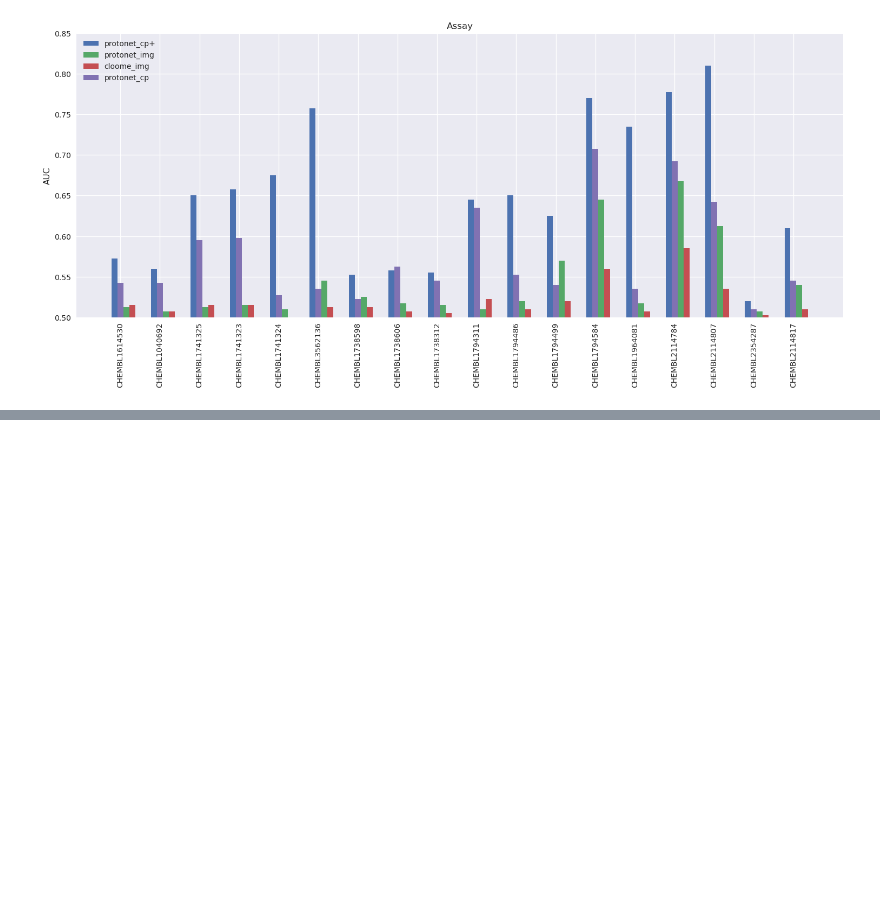
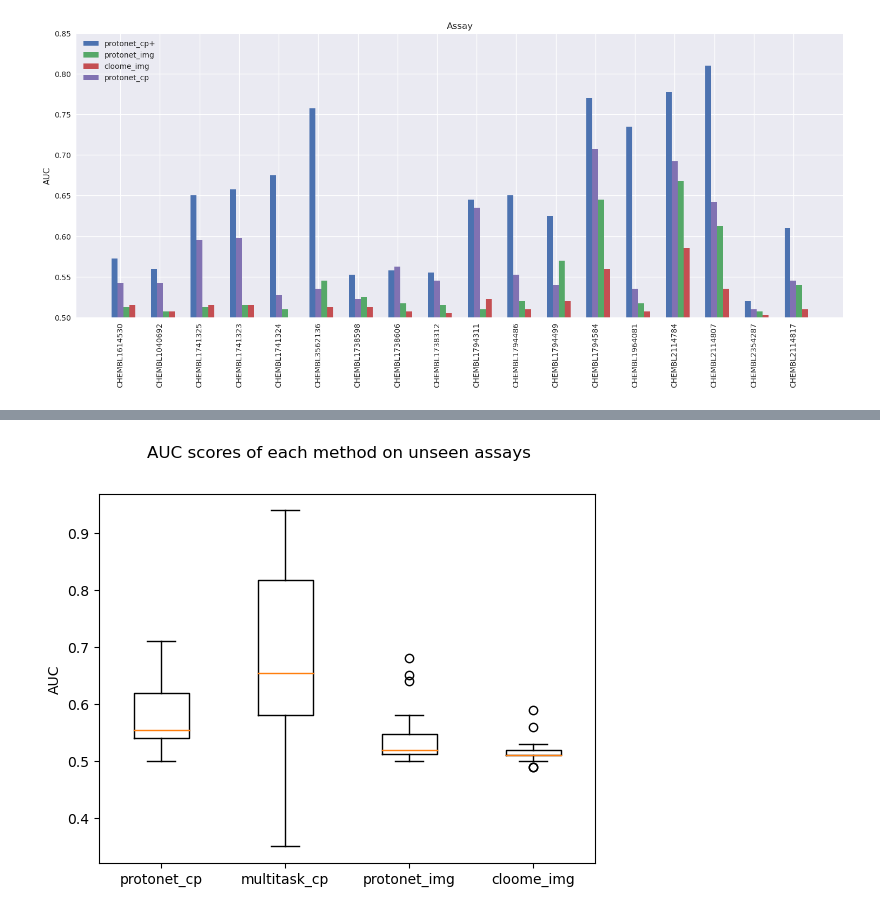
Before and after one commit to son-ha-264/FSL_CP, a Jupyter notebook: result/notebook/model_comparision.ipynb, the cells around one changed output, grey strips where cells are left out. Saved outputs shown, nothing was run; the diff lists cells and outputs as text; code cells hidden in the pictures; blank space fills up the shorter version.

```diff
--- a/result/notebook/model_comparision.ipynb
+++ b/result/notebook/model_comparision.ipynb
@@ -119,3 +205,16 @@ with plt.style.context(['seaborn-v0_8-deep', 'seaborn']):
+# %%
+data = [proto_cp_after_64, multitask_cp_64, proto_img_after_64, cloome_img_64]
+#data = [multitask_cp_plus_64, proto_cp_plus_after_64, proto_img_after_64, cloome_img_64]
+
+plt.boxplot(data)
+plt.ylabel('AUC')
+plt.suptitle('AUC scores of each method on unseen assays')
+#plt.xticks([1,2,3,4], ['multitask_cp+', 'protonet_cp+', 'protonet_img', 'cloome_img'])
+plt.xticks([1,2,3,4], ['protonet_cp', 'multitask_cp', 'protonet_img', 'cloome_img'])
+plt.savefig("../plots/Model_comparison_boxplot2.png")
+plt.show()
+# %% [output]
+[figure, added]
 # %%
 data = [proto_cp_after_64, proto_cp_plus_after_64, proto_img_after_64, cloome_img_64]
 #data = [multitask_cp_plus_64, proto_cp_plus_after_64, proto_img_after_64, cloome_img_64]
```
Also changed, not shown: parts of 6 cells of this notebook, 11 other files.
